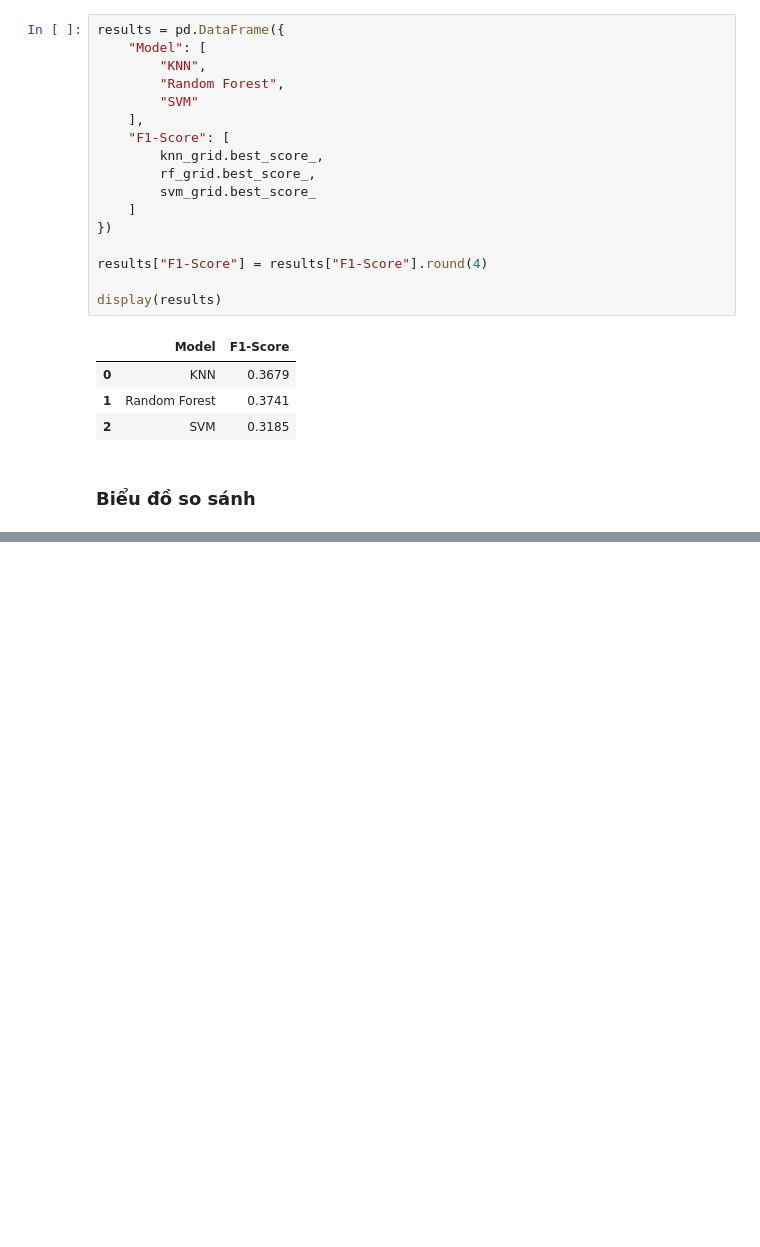
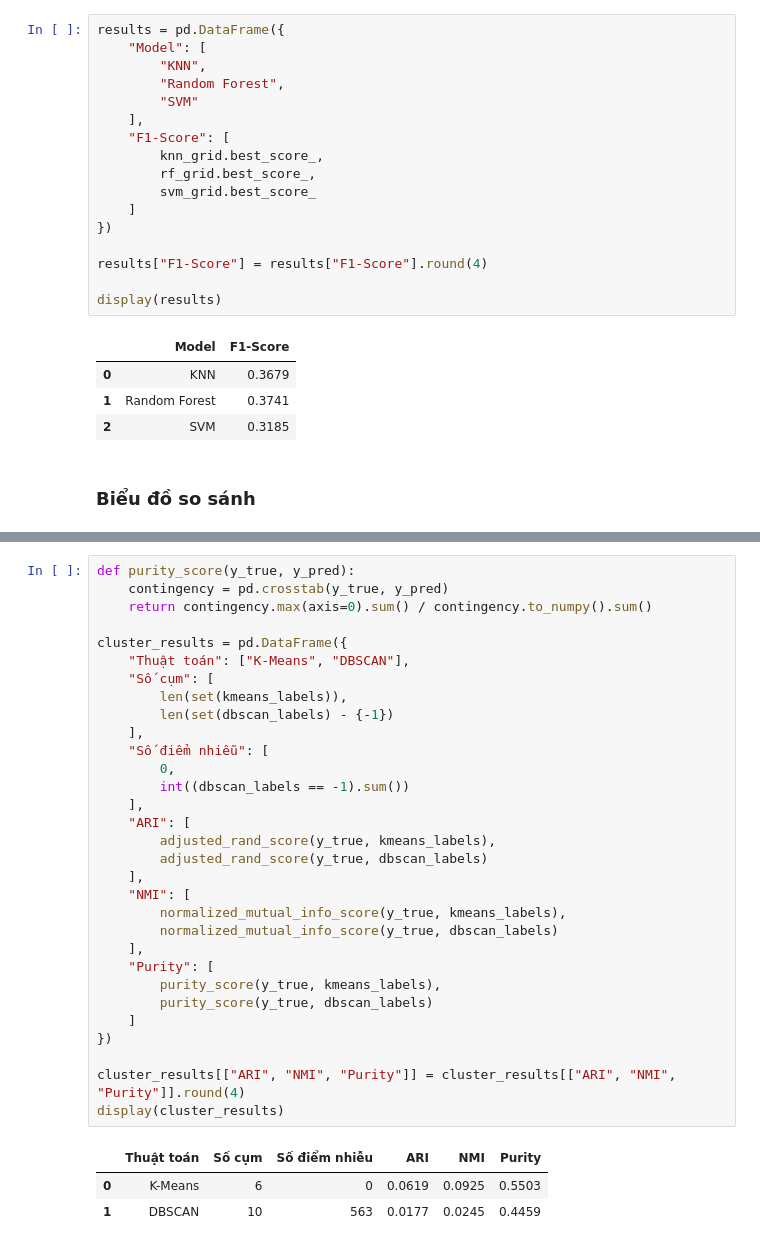
Before and after one commit to GH2909/D09_WineQuality_Red_MachineLearning, a Jupyter notebook: notebook/WineQuality.ipynb, the cells around one changed output, grey strips where cells are left out. Saved outputs shown, nothing was run; the diff lists cells and outputs as text; blank space fills up the shorter version.

```diff
--- a/notebook/WineQuality.ipynb
+++ b/notebook/WineQuality.ipynb
@@ -411,0 +510,35 @@ plt.show()
+# %%
+def purity_score(y_true, y_pred):
+    contingency = pd.crosstab(y_true, y_pred)
+    return contingency.max(axis=0).sum() / contingency.to_numpy().sum()
+
+cluster_results = pd.DataFrame({
+    "Thuật toán": ["K-Means", "DBSCAN"],
+    "Số cụm": [
+        len(set(kmeans_labels)),
+        len(set(dbscan_labels) - {-1})
+    ],
+    "Số điểm nhiễu": [
+        0,
+        int((dbscan_labels == -1).sum())
+    ],
+    "ARI": [
+        adjusted_rand_score(y_true, kmeans_labels),
+        adjusted_rand_score(y_true, dbscan_labels)
+    ],
+    "NMI": [
+        normalized_mutual_info_score(y_true, kmeans_labels),
+        normalized_mutual_info_score(y_true, dbscan_labels)
+    ],
+    "Purity": [
+        purity_score(y_true, kmeans_labels),
+        purity_score(y_true, dbscan_labels)
+    ]
+})
+
+cluster_results[["ARI", "NMI", "Purity"]] = cluster_results[["ARI", "NMI", "Purity"]].round(4)
+display(cluster_results)
+# %% [output]
+|  | Thuật toán | Số cụm | Số điểm nhiễu | ARI | NMI | Purity |
+| 0 | K-Means | 6 | 0 | 0.0619 | 0.0925 | 0.5503 |
+| 1 | DBSCAN | 10 | 563 | 0.0177 | 0.0245 | 0.4459 |
```
Also changed, not shown: parts of 14 cells of this notebook, 2 other files.
